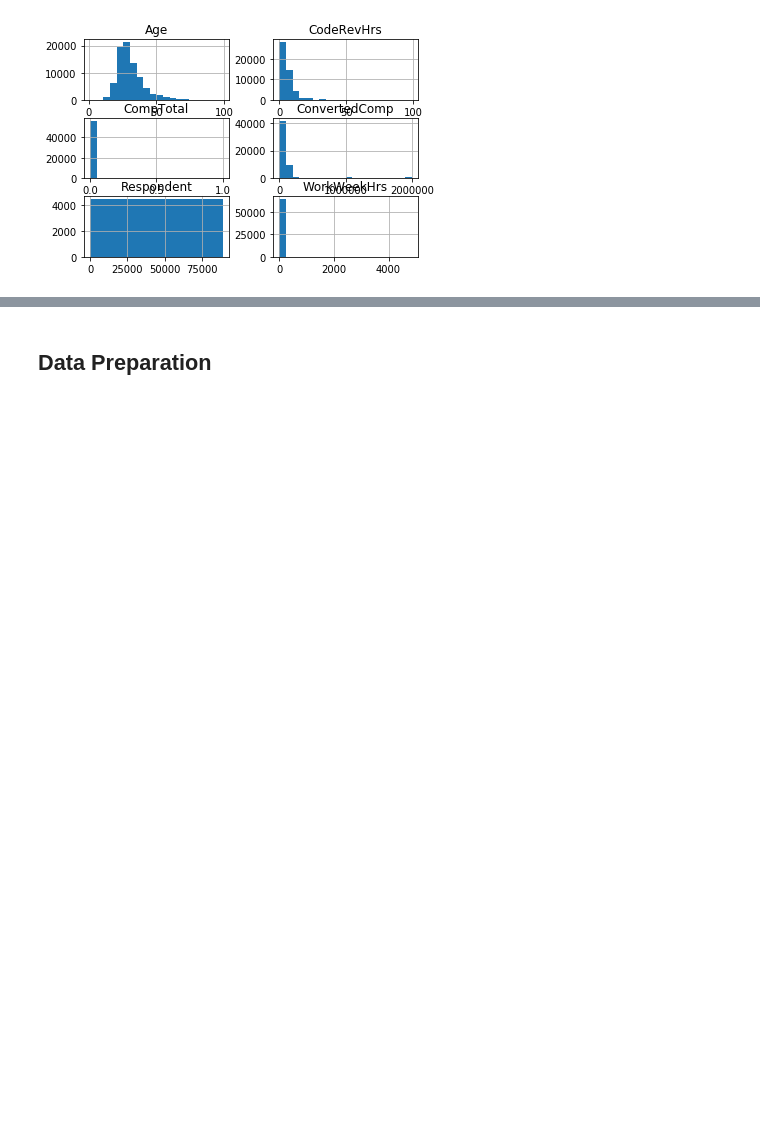
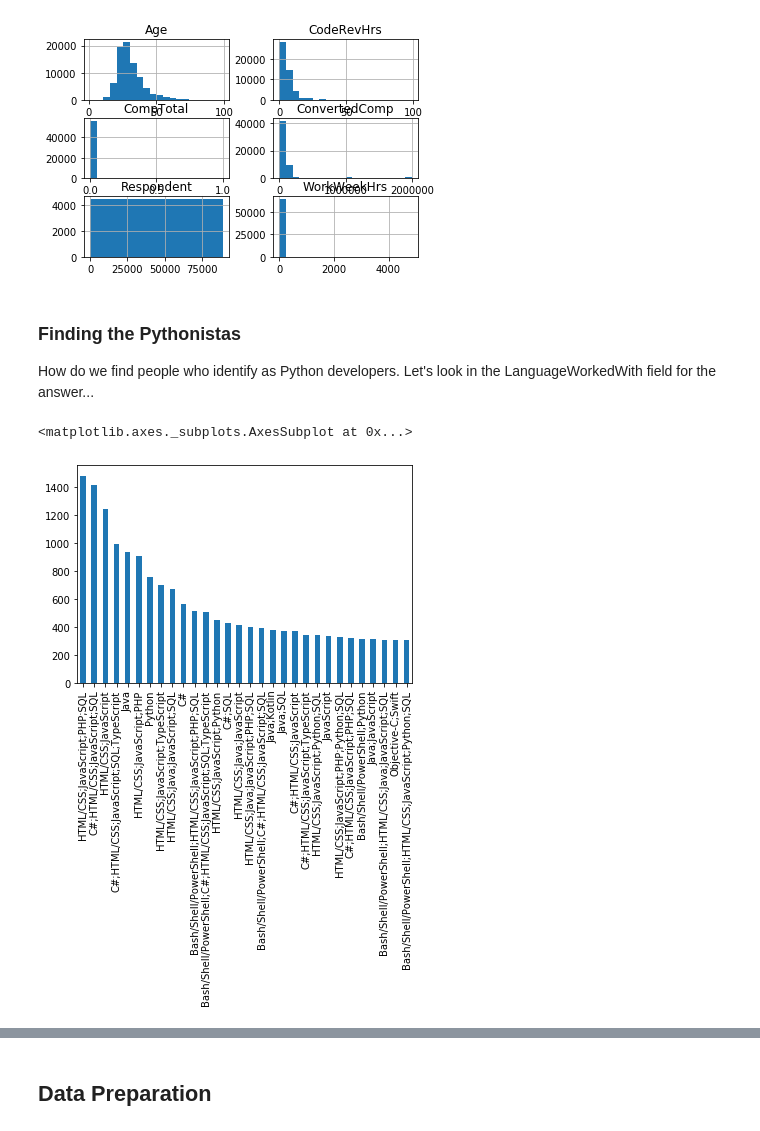
Before and after one commit to deacona/stackoverflow2019, a Jupyter notebook: Q1_Typical_Coder.ipynb, the cells around one changed output, grey strips where cells are left out. Drawn from its saved outputs; the diff is of its cells as text; code cells hidden in the pictures; blank space fills up the shorter version.

```diff
--- a/Q1_Typical_Coder.ipynb
+++ b/Q1_Typical_Coder.ipynb
@@ -143,0 +126,9 @@ array([[<matplotlib.axes._subplots.AxesSubplot object at 0x...>,
+# %% [markdown]
+### Finding the Pythonistas
+
+How do we find people who identify as Python developers. Let's look in the LanguageWorkedWith field for the answer...
+# %%
+responses.LanguageWorkedWith.value_counts()[:30].plot(kind="bar")
+# %% [output]
+<matplotlib.axes._subplots.AxesSubplot at 0x...>
+[figure, added]
```
Also changed, not shown: parts of 21 cells of this notebook, 5 other files.
